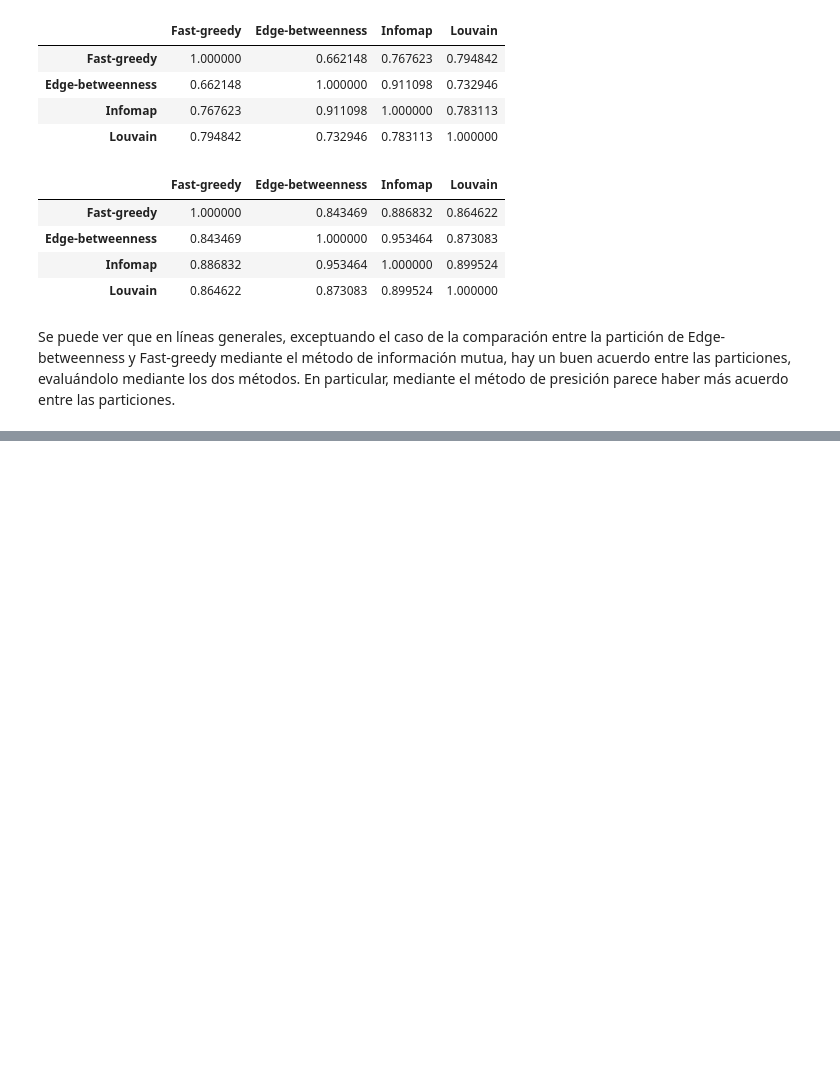
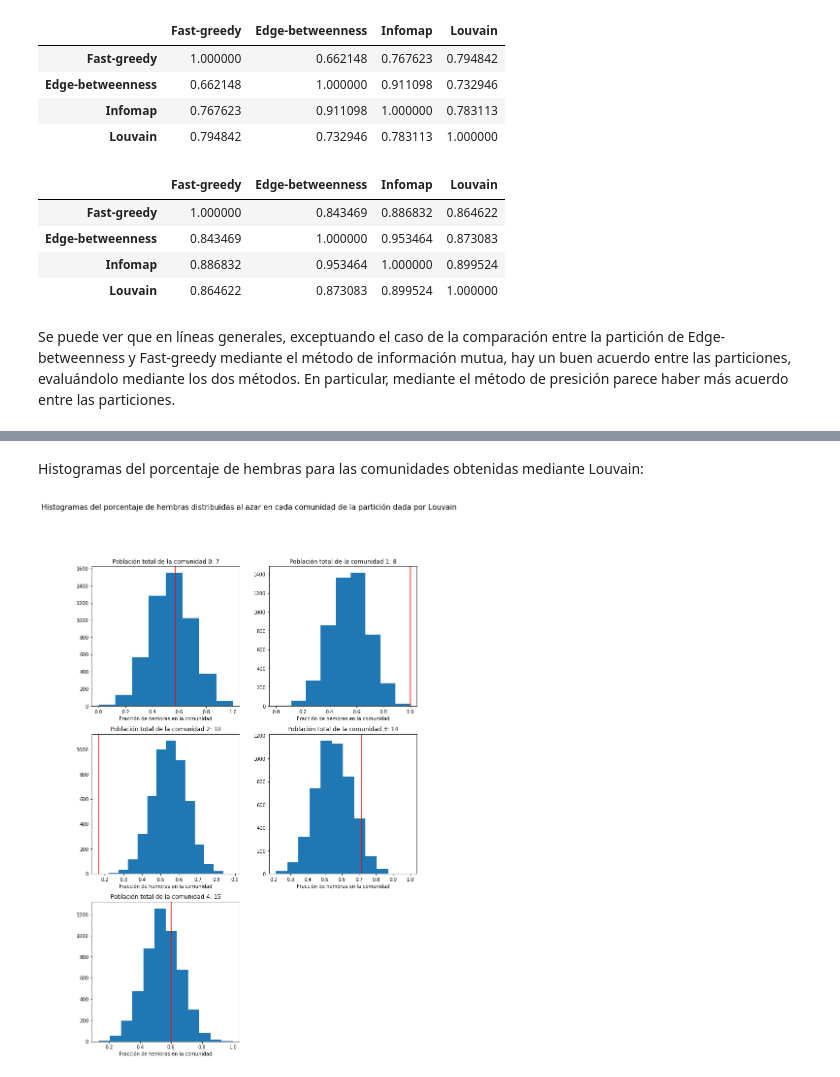
Before and after one commit to MarianoNicolini17/TP3, a Jupyter notebook: tp3_main.ipynb, the cells around one changed output, grey strips where cells are left out. Drawn from its saved outputs; the diff is of its cells as text; code cells hidden in the pictures; blank space fills up the shorter version.

```diff
--- a/tp3_main.ipynb
+++ b/tp3_main.ipynb
@@ -573,0 +748,32 @@ Se puede ver que en líneas generales, exceptuando el caso de la comparación en
+# %% [markdown]
+Histogramas del porcentaje de hembras para las comunidades obtenidas mediante Louvain:
+# %%
+# Histogramas Louvain
+
+generos_louvain = poblacionAtributoComus(red_delf, comus_louvain)
+
+fig = plt.figure(figsize=(12,18))
+ax1 = fig.add_subplot(321)
+ax2 = fig.add_subplot(322)
+ax3 = fig.add_subplot(323)
+ax4 = fig.add_subplot(324)
+ax5 = fig.add_subplot(325)
+
+
+axs_lou = [ax1, ax2, ax3, ax4, ax5]
+bineo_louvain_hembras = [8, 9, 13, 12, 12]
+
+axvlines_lou = []
+for i in range(len(generos_louvain)):
+    axvlines_lou.append(generos_louvain[i]['f'])
+
+for i in range(len(axs_lou)):
+    axs_lou[i].hist(np.array(hembrasAzar_louvain[i])/poblacionComus(comus_louvain)[i], bins = bineo_louvain_hembras[i])
+    axs_lou[i].set_title('Población total de la comunidad {0}: {1}'.format(i, poblacionComus(comus_louvain)[i]))
+    axs_lou[i].axvline(axvlines_lou[i]/poblacionComus(comus_louvain)[i], c='red')
+    axs_lou[i].set_xlabel('Fracción de hembras en la comunidad')
+
+fig.suptitle('Histogramas del porcentaje de hembras distribuidas al azar en cada comunidad de la partición dada por Louvain', fontsize=15)
+plt.show()
+# %% [output]
+[figure, added]
```
Also changed, not shown: parts of 35 cells of this notebook, 1 other file.
